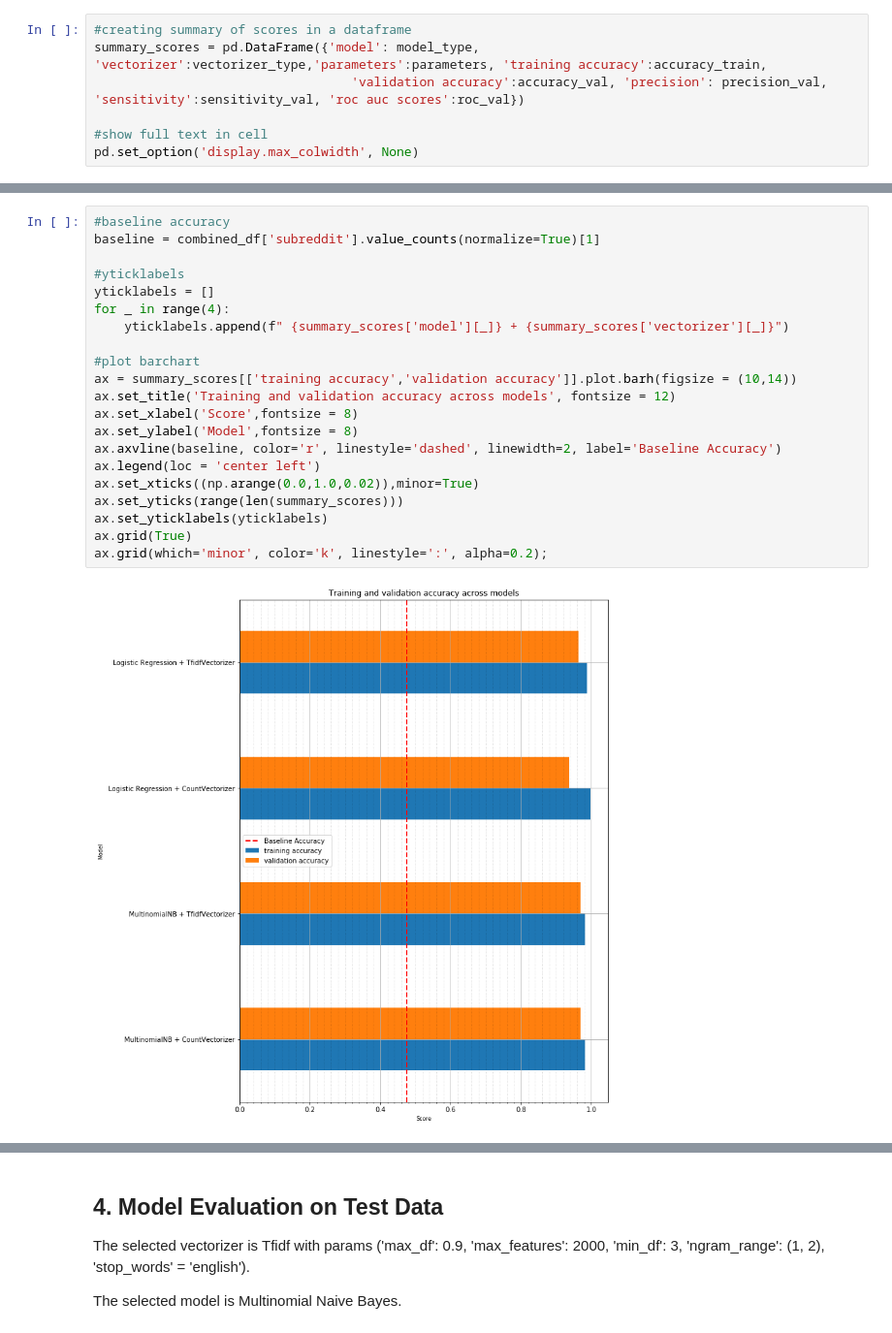
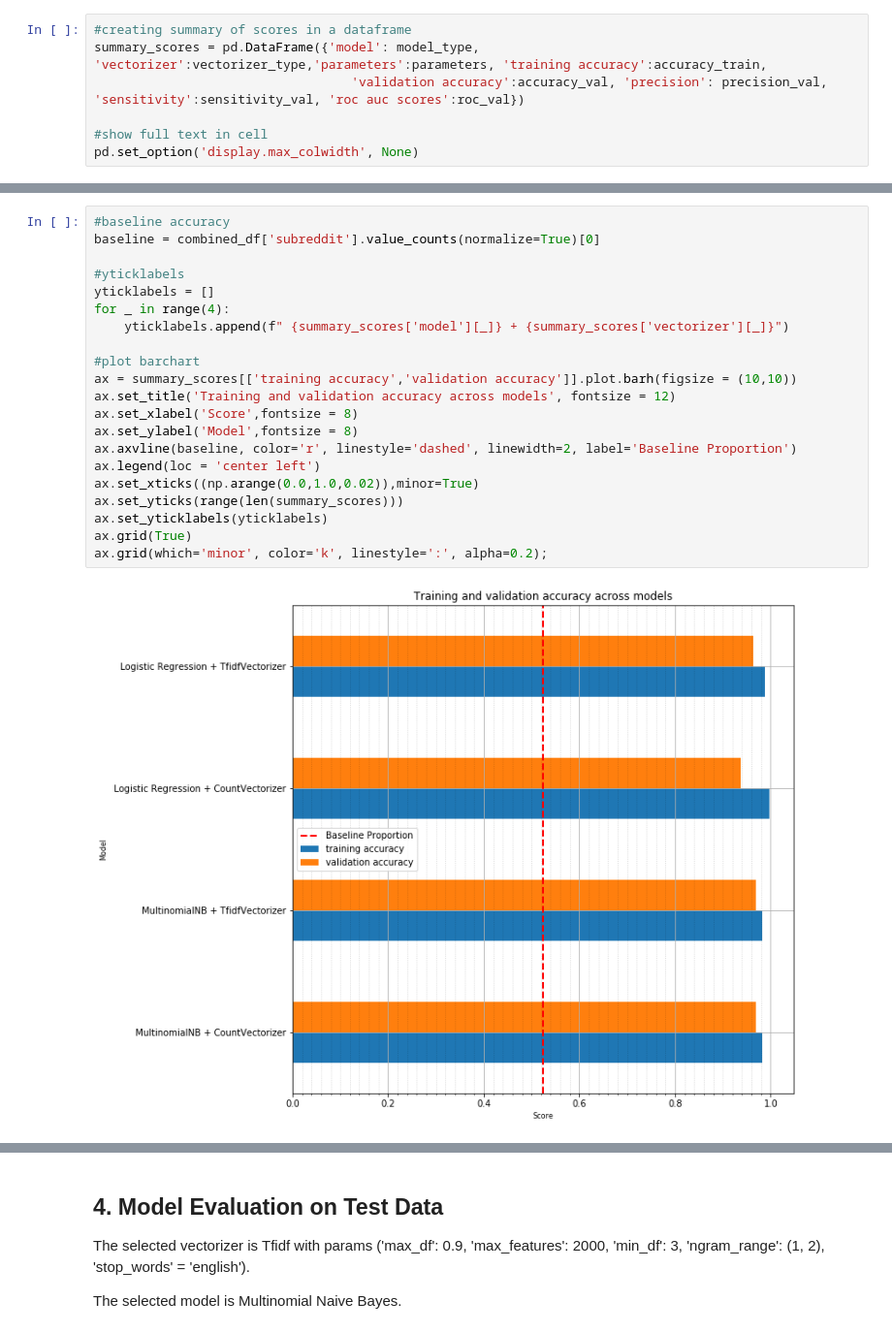
Before and after one commit to ohmung/DSIprojects, a Jupyter notebook: project_3/Web_APIs_Subreddit_Classifier.ipynb, the cells around one changed output, grey strips where cells are left out. Shown: that part at 97% size. Cells and saved outputs as stored; diff of their text form.

```diff
--- a/project_3/Web_APIs_Subreddit_Classifier.ipynb
+++ b/project_3/Web_APIs_Subreddit_Classifier.ipynb
@@ -855,26 +855,26 @@ summary_scores
 | 3 | Logistic Regression | TfidfVectorizer | {'tvec__max_df': 0.9, 'tvec__max_... | 0.988 | 0.964 | 0.965 | 0.958 | ... |
 # %%
 #baseline accuracy
-baseline = combined_df['subreddit'].value_counts(normalize=True)[1]
+baseline = combined_df['subreddit'].value_counts(normalize=True)[0]
 
 #yticklabels
 yticklabels = []
 for _ in range(4):
     yticklabels.append(f" {summary_scores['model'][_]} + {summary_scores['vectorizer'][_]}")
 
 #plot barchart
-ax = summary_scores[['training accuracy','validation accuracy']].plot.barh(figsize = (10,14))
+ax = summary_scores[['training accuracy','validation accuracy']].plot.barh(figsize = (10,10))
 ax.set_title('Training and validation accuracy across models', fontsize = 12)
 ax.set_xlabel('Score',fontsize = 8)
 ax.set_ylabel('Model',fontsize = 8)
-ax.axvline(baseline, color='r', linestyle='dashed', linewidth=2, label='Baseline Accuracy')
+ax.axvline(baseline, color='r', linestyle='dashed', linewidth=2, label='Baseline Proportion')
 ax.legend(loc = 'center left')
 ax.set_xticks((np.arange(0.0,1.0,0.02)),minor=True)
 ax.set_yticks(range(len(summary_scores)))
 ax.set_yticklabels(yticklabels)
 ax.grid(True)
 ax.grid(which='minor', color='k', linestyle=':', alpha=0.2);
 # %% [output]
-[figure, old version]
+[figure, new version]
 # %%
 #plot barchart
```
Also changed, not shown: parts of 10 cells of this notebook, 3 other files.
